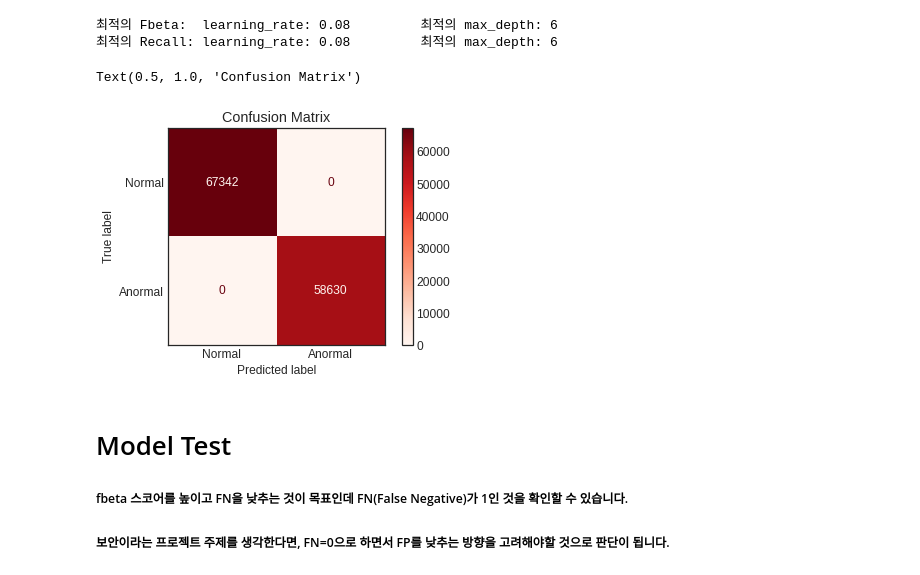
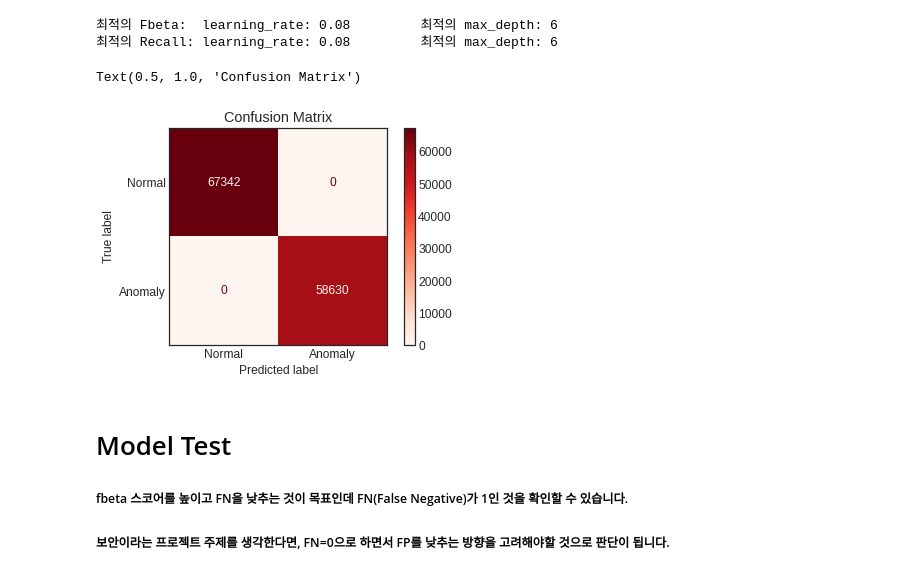
Before and after one commit to 17101934ksy/IISE_DataMining, a Jupyter notebook: project_ipynb/NSL_Model.ipynb, the cells around one changed output. Saved outputs shown, nothing was run; the diff lists cells and outputs as text; code cells hidden in the pictures.

```diff
--- a/project_ipynb/NSL_Model.ipynb
+++ b/project_ipynb/NSL_Model.ipynb
@@ -755,22 +755,22 @@ print(f'최적의 Recall: learning_rate: {params[np.argmax(mean_recall)][0]} \t
 # %%
 lgb_model = lgb.LGBMClassifier(objective='binary', learning_rate=0.08, n_estimators=100, subsample=0.75,
                             colsample_bytree=0.8, tree_method='gpu_hist', random_state=CFG['SEED'],
                             max_depth=6)
 
 lgb_model.fit(X_train_full, y_train_full)
 
-label=['Normal', 'Anormal']
+label=['Normal', 'Anomaly']
 
 plot = plot_confusion_matrix(lgb_model,
                              X_train_full, y_train_full,
                              display_labels=label,
                              cmap=plt.cm.Reds,
                              normalize=None)
 
 plot.ax_.set_title('Confusion Matrix')
 # %% [output]
 Text(0.5, 1.0, 'Confusion Matrix')
-[figure, old version]
+[figure, new version]
 # %% [markdown]
 # Model Test
 
```
Also changed, not shown: parts of 2 cells of this notebook.
